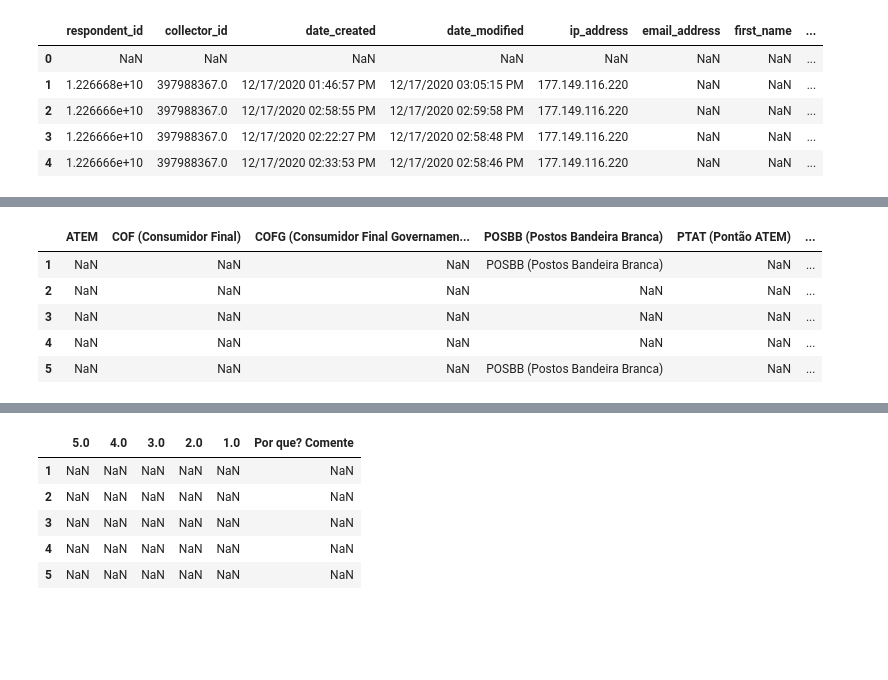
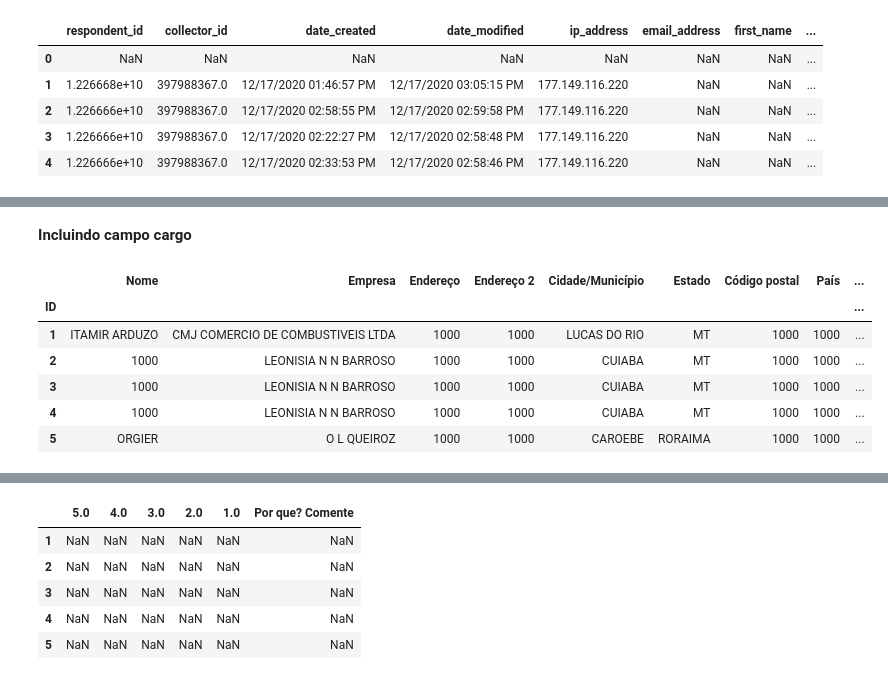
Before and after one commit to DevNicque/MyCods, a Jupyter notebook: base_atem_transformer.ipynb, the cells around one changed output, grey strips where cells are left out. Cells and saved outputs as stored; diff of their text form; code cells hidden in the pictures; blank space fills up the shorter version.

```diff
--- a/base_atem_transformer.ipynb
+++ b/base_atem_transformer.ipynb
@@ -25,0 +68,10 @@ df1.head()
+# %%
+df3 = df.loc[:,'Qual o cargo do respondente?':'Unnamed: 23']
+df3.columns = df3.loc[0]
+df3 = df3.drop(0)
+df3.columns = ['diretor', 'gerente', 'coordenador', 'assistente', 'outro']
+df3.index = df3.index.rename('ID')
+#df3 = df3.fillna(value=1)
+
+
+df3.head()
@@ -52,13 +121,21 @@ df3.head()
-# %%
-df4 = df.loc[:,'Qual o segmento?':'Unnamed: 31']
-df4.columns = df4.loc[0]
-df4 = df4.drop(0)
-
-df4.head()
-# %% [output]
-|  | ATEM | COF (Consumidor Final) | COFG (Consumidor Final Governamen... | POSBB (Postos Bandeira Branca) | PTAT (Pontão ATEM) | ... |
-| 1 | NaN | NaN | NaN | POSBB (Postos Bandeira Branca) | NaN | ... |
-| 2 | NaN | NaN | NaN | NaN | NaN | ... |
-| 3 | NaN | NaN | NaN | NaN | NaN | ... |
-| 4 | NaN | NaN | NaN | NaN | NaN | ... |
-| 5 | NaN | NaN | NaN | POSBB (Postos Bandeira Branca) | NaN | ... |
+# %% [markdown]
+**Incluindo campo cargo**
+# %%
+aux = 1000
+df2['Cargo'] =['Diretor' if a != aux
+              else 'Gerente' if b != aux
+              else 'Coordenador' if c != aux
+              else 'Assistente' if d != aux
+              else 'Outro' if e != aux
+              else 'Não Informado'
+              for a,b,c,d,e in zip(df3['diretor'].to_list(), df3['gerente'].to_list(), df3['coordenador'].to_list(), df3['assistente'].to_list(), df3['outro'].to_list())]
+
+df2.head()
+# %% [output]
+|  | Nome | Empresa | Endereço | Endereço 2 | Cidade/Município | Estado | Código postal | País | ... |
+| ID |  |  |  |  |  |  |  |  | ... |
+| 1 | ITAMIR ARDUZO | CMJ COMERCIO DE COMBUSTIVEIS LTDA | 1000 | 1000 | LUCAS DO RIO | MT | 1000 | 1000 | ... |
+| 2 | 1000 | LEONISIA N N BARROSO | 1000 | 1000 | CUIABA | MT | 1000 | 1000 | ... |
+| 3 | 1000 | LEONISIA N N BARROSO | 1000 | 1000 | CUIABA | MT | 1000 | 1000 | ... |
+| 4 | 1000 | LEONISIA N N BARROSO | 1000 | 1000 | CUIABA | MT | 1000 | 1000 | ... |
+| 5 | ORGIER | O L QUEIROZ | 1000 | 1000 | CAROEBE | RORAIMA | 1000 | 1000 | ... |
```
Also changed, not shown: parts of 26 cells of this notebook.
